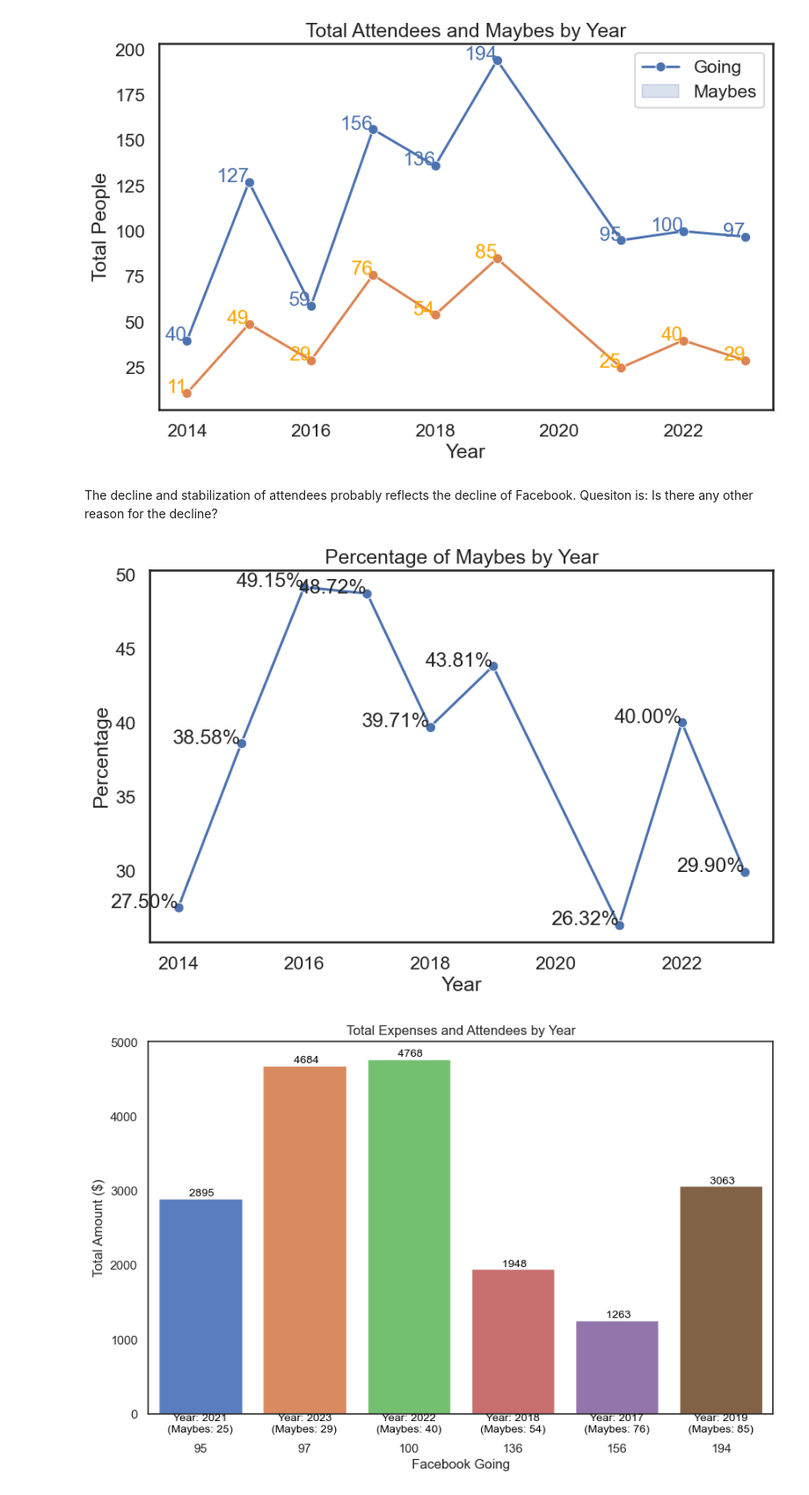
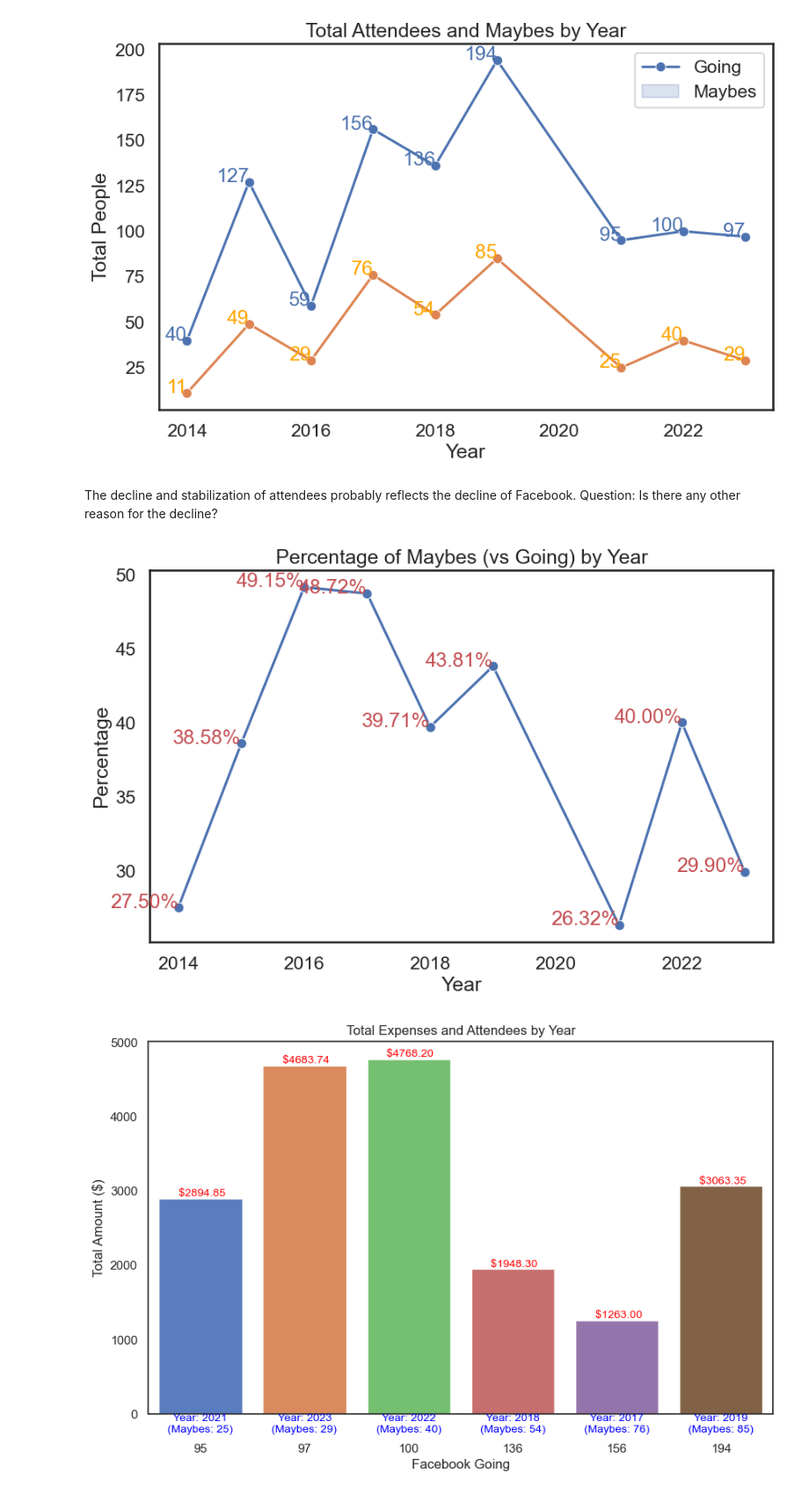
Before and after one commit to johbry17/Harvest-Party, a Jupyter notebook: exploratory_data_analysis.ipynb, the cells around one changed output. Shown at 88% size. Cells and saved outputs as stored; diff of their text form; code cells hidden in the pictures.

```diff
--- a/exploratory_data_analysis.ipynb
+++ b/exploratory_data_analysis.ipynb
@@ -598,7 +638,7 @@ ax = sns.barplot(x="Amount", y="Category", data=df_cat_sum, palette="muted")
 
 # add labels
 for container in ax.containers:
-    ax.bar_label(container)
+    ax.bar_label(container, fmt='$%.2f', color='red')
 
 # format plot
 plt.title("Total Expenses by Category")
@@ -630,7 +672,7 @@ def format_label(value):
 
 # add labels
 for container in ax.containers:
-    ax.bar_label(container, fmt=format_label)
+    ax.bar_label(container, fmt=format_label, color='red')
 
 # format plot
 plt.title("Percentage of Total Expenses by Category")
@@ -855,7 +902,7 @@ for i, year in enumerate(df_cat.Year):
 
     # add labels
     for container in ax.containers:
-        ax.bar_label(container)
+        ax.bar_label(container, fmt='$%.0f', color='red')
 
     # format plot
     plt.title(year)
@@ -962,7 +1087,7 @@ for i, year in enumerate(reim_sum.Year):
 
     # add labels
     for container in ax.containers:
-        ax.bar_label(container)
+        ax.bar_label(container, fmt='$%.0f', color='red')
 
     # format plot
     plt.title(year)
@@ -1186,7 +1313,7 @@ plt.show()
 # %% [output]
 [figure]
 # %% [markdown]
-The decline and stabilization of attendees probably reflects the decline of Facebook. Quesiton is: Is there any other reason for the decline?
+The decline and stabilization of attendees probably reflects the decline of Facebook. Question: Is there any other reason for the decline?
 # %%
 # line plot of percent of maybes versus going per year
 
@@ -1202,15 +1329,15 @@ sns.lineplot(x="Year", y="Percentage_maybes", data=att_df, marker="o")
 for _, row in att_df.iterrows():
     year = row.Year
     percentage = row.Percentage_maybes
-    plt.text(year, percentage, f"{percentage:.2f}%", horizontalalignment="right")
+    plt.text(year, percentage, f"{percentage:.2f}%", horizontalalignment="right", color="r")
 
 # format plot
-plt.title("Percentage of Maybes by Year")
+plt.title("Percentage of Maybes (vs Going) by Year")
 plt.xlabel("Year")
 plt.ylabel("Percentage")
 plt.show()
 # %% [output]
-[figure, old version]
+[figure, new version]
 # %%
 # barplot of Facebook Going vs total expenses by year
 
@@ -1234,34 +1361,34 @@ for i, bar in enumerate(ax.patches):
     # print the sum at the top of each bar
     ax.text(
         bar.get_x() + bar.get_width() / 2.0,
         bar.get_height(),
-        " {:.0f}".format(bar.get_height()),
+        " ${:.2f}".format(bar.get_height()),
         ha="center",
         va="bottom",
-        color="black",
+        color="red",
         size="small",
     )
     # print the year at the bottom of each bar
     ax.text(
         bar.get_x() + bar.get_width() / 2.0,
         0,
         "Year: {}\n(Maybes: {})".format(
             df_att["Year"].values[i], df_att["Maybes"].values[i]
         ),
         ha="center",
         va="top",
-        color="black",
+        color="blue",
         size="small",
     )
 
 # move xticks down
 for tick in ax.get_xticklabels():
     tick.set_y(-0.05)
 
 # format plot
 plt.title("Total Expenses and Attendees by Year")
 plt.xlabel("Facebook Going")
 plt.ylabel("Total Amount ($)")
 plt.show()
 # %% [output]
-[figure, old version]
+[figure, new version]
```
Also changed, not shown: parts of 57 cells of this notebook, 19 other files.
